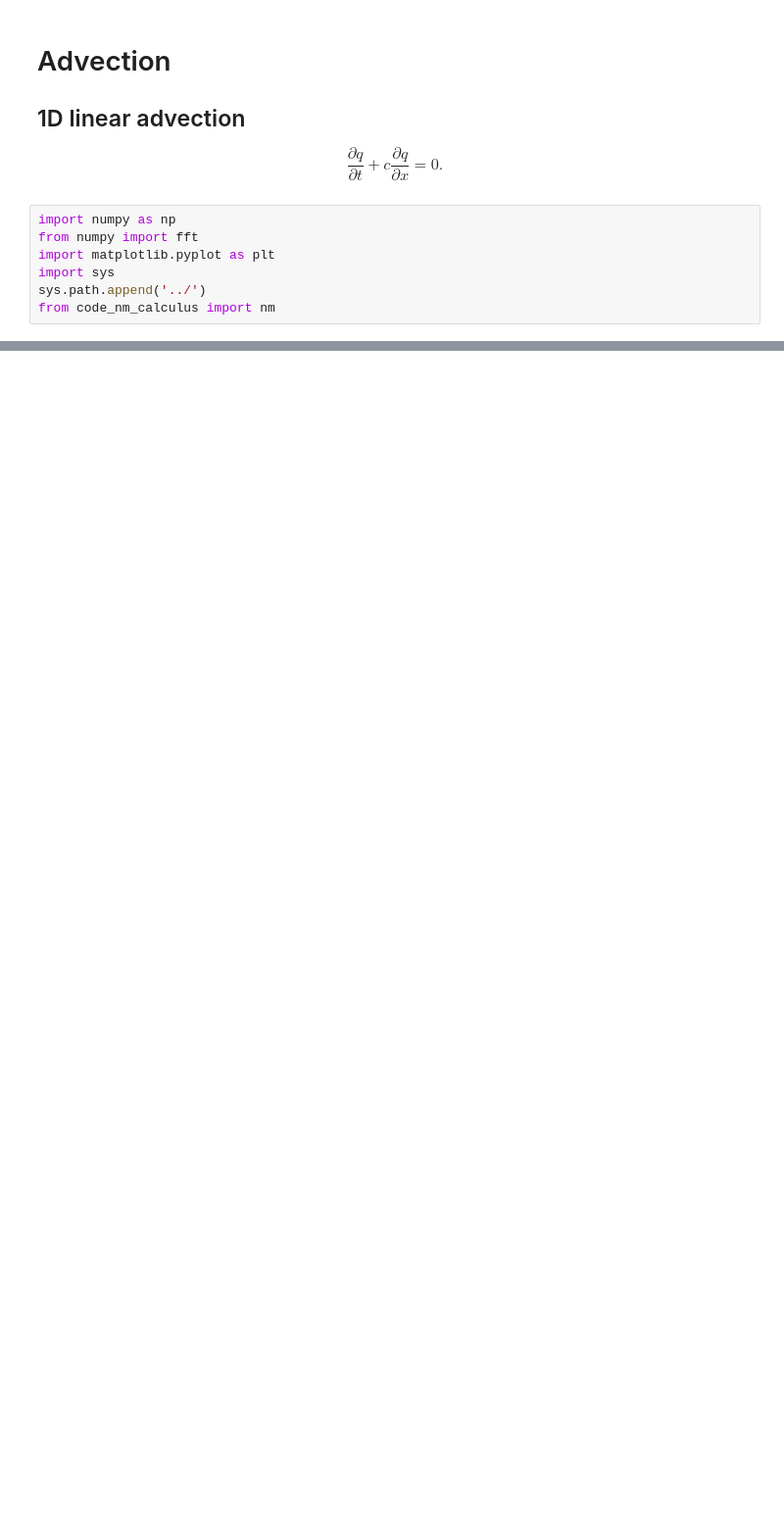
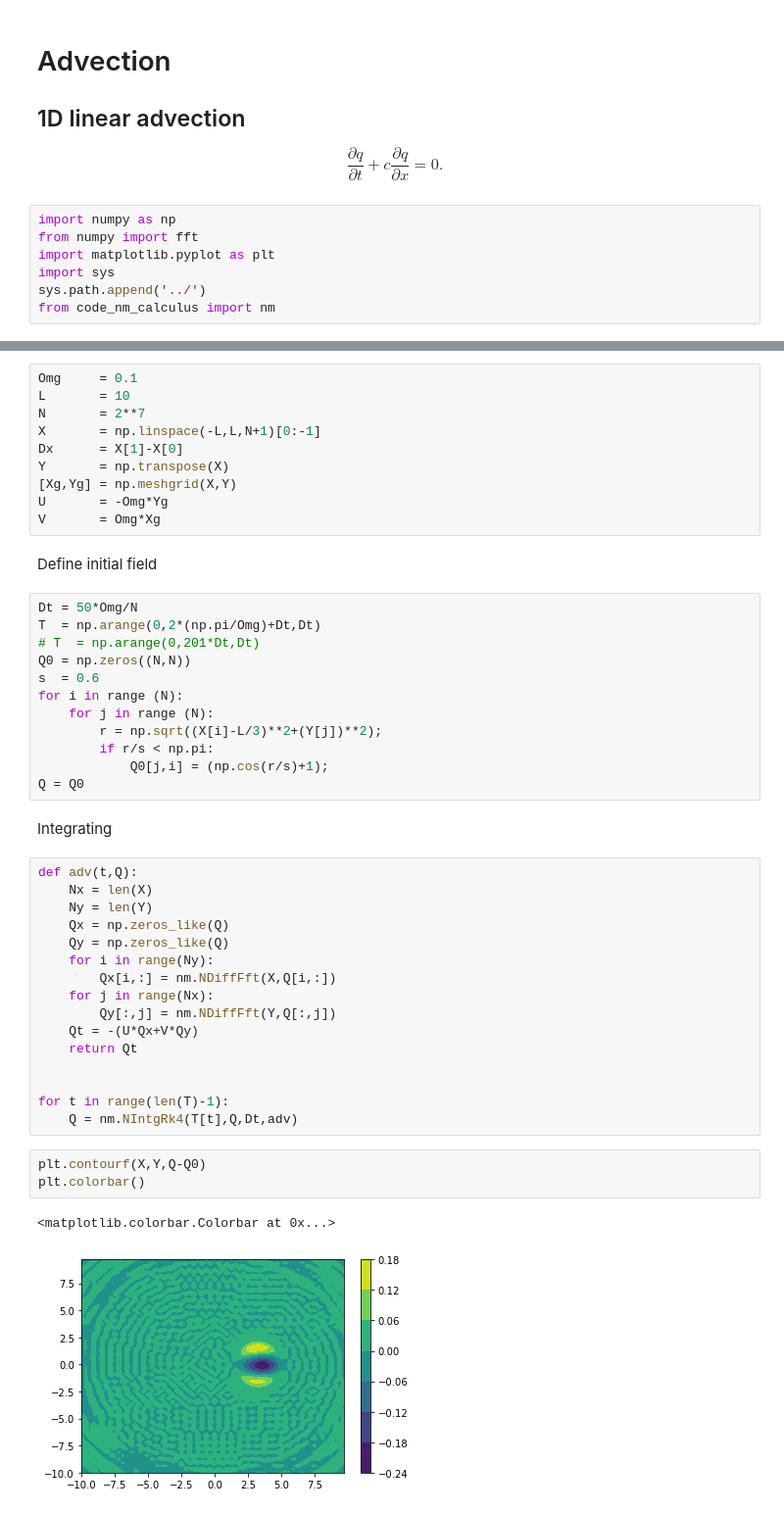
Before and after one commit to williameclee/2022-Summer-project-DMLab, a Jupyter notebook: ex_advection/ex-advection.ipynb, the cells around one changed output, grey strips where cells are left out. Shown: that part at 98% size. Cells and saved outputs as stored; diff of their text form; blank space fills up the shorter version.

```diff
--- a/ex_advection/ex-advection.ipynb
+++ b/ex_advection/ex-advection.ipynb
@@ -45,0 +55,48 @@ No handles with labels found to put in legend.
+# %%
+Omg     = 0.1
+L       = 10
+N       = 2**7
+X       = np.linspace(-L,L,N+1)[0:-1]
+Dx      = X[1]-X[0]
+Y       = np.transpose(X)
+[Xg,Yg] = np.meshgrid(X,Y)
+U       = -Omg*Yg
+V       = Omg*Xg
+# %% [markdown]
+Define initial field
+# %%
+Dt = 50*Omg/N
+T  = np.arange(0,2*(np.pi/Omg)+Dt,Dt)
+# T  = np.arange(0,201*Dt,Dt)
+Q0 = np.zeros((N,N))
+s  = 0.6
+for i in range (N):
+    for j in range (N):
+        r = np.sqrt((X[i]-L/3)**2+(Y[j])**2);
+        if r/s < np.pi:
+            Q0[j,i] = (np.cos(r/s)+1);
+Q = Q0
+# %% [markdown]
+Integrating
+# %%
+def adv(t,Q):
+    Nx = len(X)
+    Ny = len(Y)
+    Qx = np.zeros_like(Q)
+    Qy = np.zeros_like(Q)
+    for i in range(Ny):
+        Qx[i,:] = nm.NDiffFft(X,Q[i,:])
+    for j in range(Nx):
+        Qy[:,j] = nm.NDiffFft(Y,Q[:,j])
+    Qt = -(U*Qx+V*Qy)
+    return Qt
+
+
+for t in range(len(T)-1):
+    Q = nm.NIntgRk4(T[t],Q,Dt,adv)
+# %%
+plt.contourf(X,Y,Q-Q0)
+plt.colorbar()
+# %% [output]
+<matplotlib.colorbar.Colorbar at 0x...>
+[figure, added]
```
Also changed, not shown: parts of 8 cells of this notebook, 2 other files.
